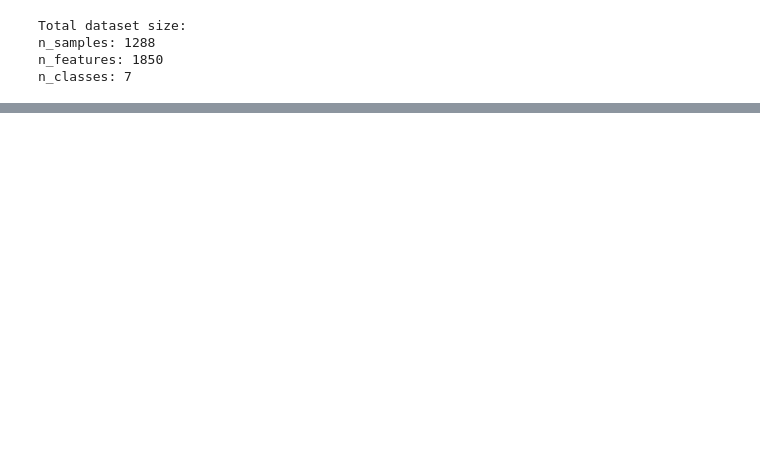
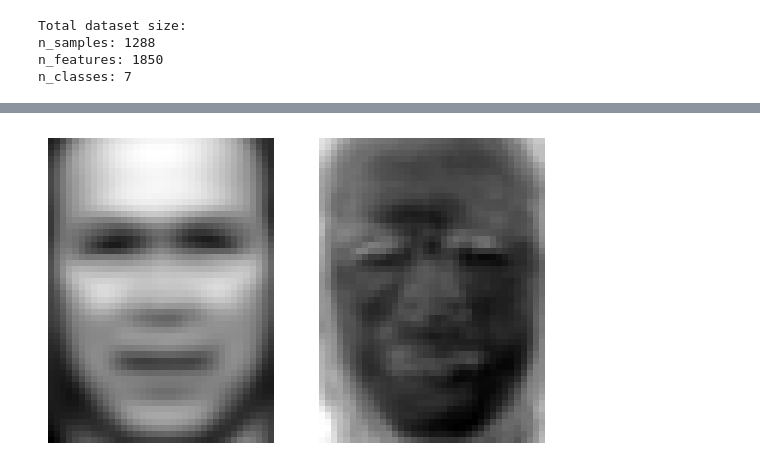
Before and after one commit to kslote1/Data-Driven-Dynamics, a Jupyter notebook: chapter_one/eigenfaces.ipynb, the cells around one changed output, grey strips where cells are left out. Cells and saved outputs as stored; diff of their text form; code cells hidden in the pictures; blank space fills up the shorter version.

```diff
--- a/chapter_one/eigenfaces.ipynb
+++ b/chapter_one/eigenfaces.ipynb
@@ -44,0 +41,28 @@ plt.imshow(lfw_people.images[40])
+# %%
+# Reshape images into a tall-skinny data matrix. This comes precomputed.
+X = lfw_people.data.T
+
+m = lfw_people.images[40].shape[0]
+n = lfw_people.images[40].shape[1]
+
+# Subtract the mean from each column
+X_mean = np.mean(X, axis=1)
+X = X - np.tile(X_mean, (X.shape[1], 1)).T
+
+# Compute the SVD
+U, S, VT = np.linalg.svd(X, full_matrices=0)
+
+# Refactored code
+fig, (ax1, ax2) = plt.subplots(1, 2)
+
+# Displaying the average face
+ax1.imshow(np.reshape(X_mean, (m, n)), cmap='gray')
+ax1.axis('off')
+
+# Displaying the first eigenface
+ax2.imshow(np.reshape(U[:, 0], (m, n)), cmap='gray')
+ax2.axis('off')
+
+plt.show()
+# %% [output]
+[figure, added]
```
Also changed, not shown: parts of 6 cells of this notebook.
